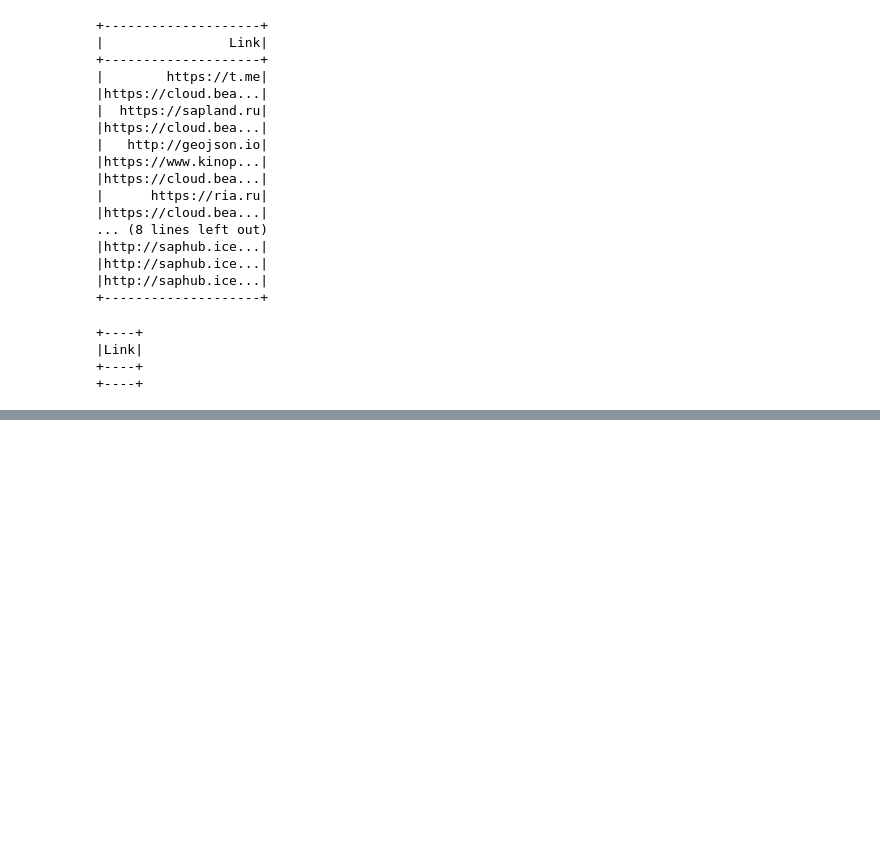
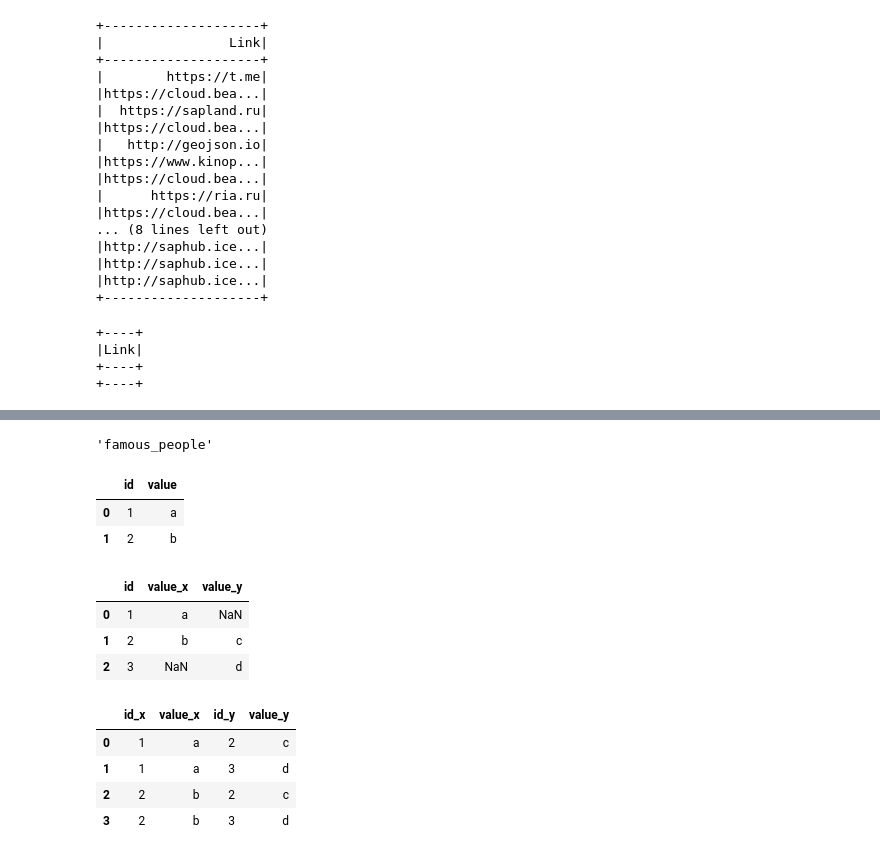
Before and after one commit to PeterOstr/suetin, a Jupyter notebook: regex_train/regex_train.ipynb, the cells around one changed output, grey strips where cells are left out. Cells and saved outputs as stored; diff of their text form; code cells hidden in the pictures; blank space fills up the shorter version.

```diff
--- a/regex_train/regex_train.ipynb
+++ b/regex_train/regex_train.ipynb
@@ -520,0 +1711,35 @@ result.show()
+# %%
+pattern = r'SELECT\s+(\S+\s+)+FROM\s+(\S+)'
+
+result = re.search(pattern=pattern,string=text)
+result.group(2)
+# %% [output]
+'famous_people'
+# %%
+a = {'id':[1,2],'value':['a','b']}
+b = {'id':[2,3],'value':['c','d']}
+a = pd.DataFrame(a)
+b = pd.DataFrame(b)
+# %%
+a
+# %% [output]
+|  | id | value |
+| 0 | 1 | a |
+| 1 | 2 | b |
+# %%
+result = a.merge(b, how="outer", on='id')
+result
+# %% [output]
+|  | id | value_x | value_y |
+| 0 | 1 | a | NaN |
+| 1 | 2 | b | c |
+| 2 | 3 | NaN | d |
+# %%
+result = a.merge(b, how="cross")
+result
+# %% [output]
+|  | id_x | value_x | id_y | value_y |
+| 0 | 1 | a | 2 | c |
+| 1 | 1 | a | 3 | d |
+| 2 | 2 | b | 2 | c |
+| 3 | 2 | b | 3 | d |
```
Also changed, not shown: parts of 13 cells of this notebook.
